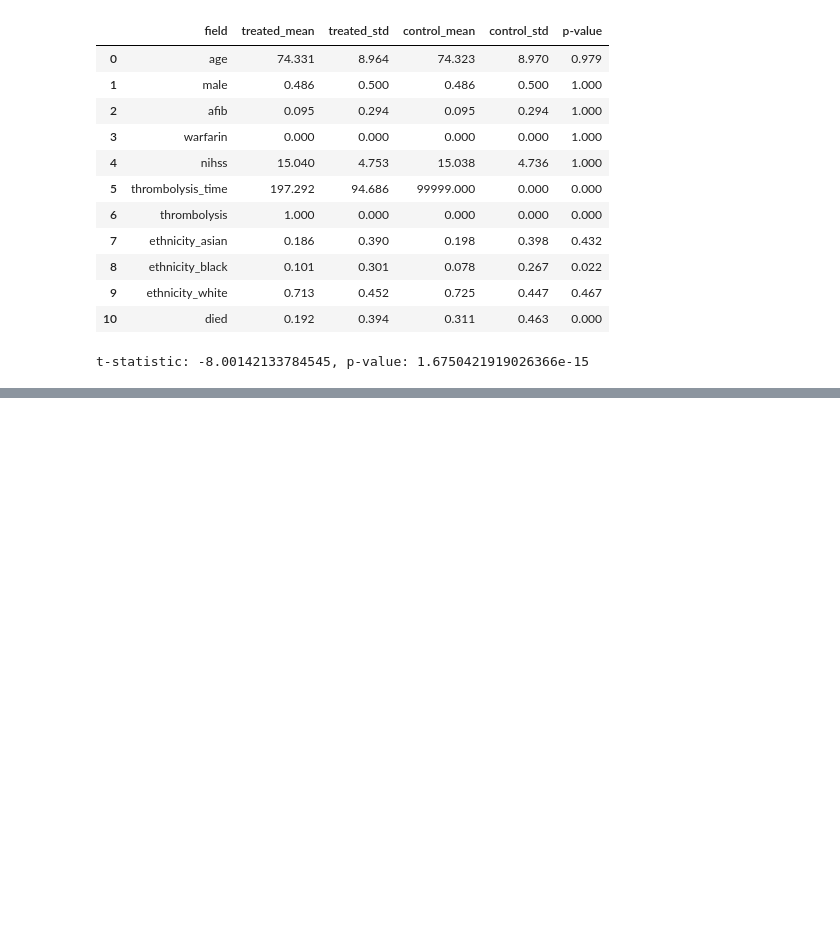
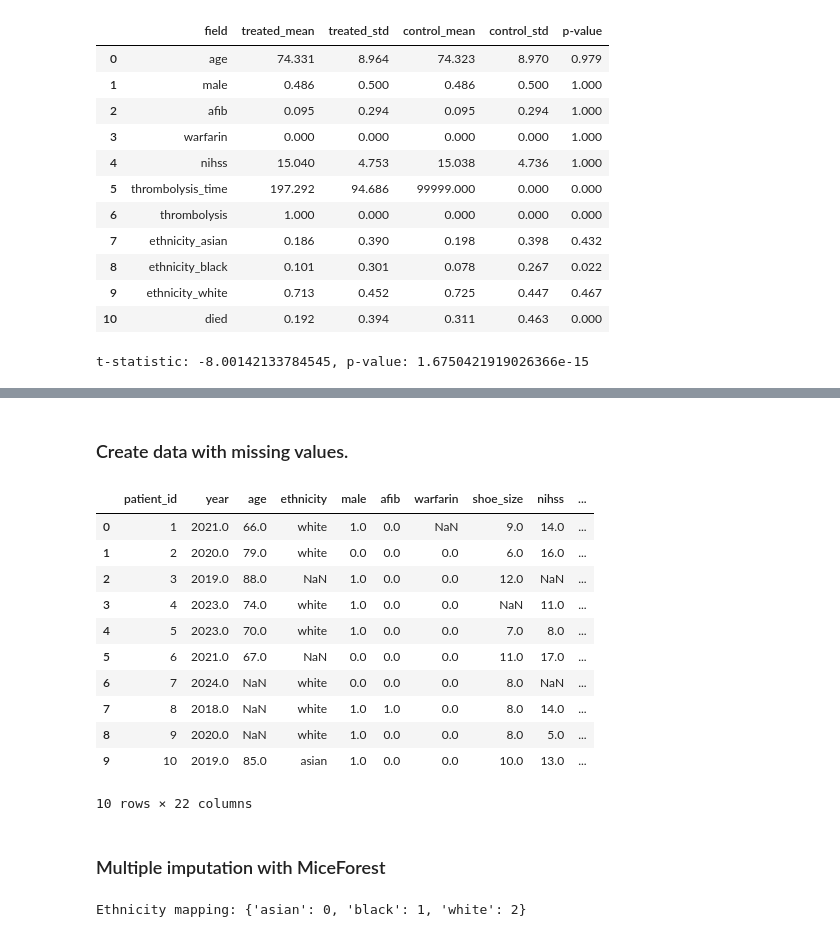
Before and after one commit to CausalHealthLab/treatment_effect_examples, a Jupyter notebook: 02_target_trial_with_knn_matching.ipynb, the cells around one changed output, grey strips where cells are left out. Saved outputs shown, nothing was run; the diff lists cells and outputs as text; code cells hidden in the pictures; blank space fills up the shorter version.

Commit message:
Add missing data to knn matching

```diff
--- a/02_target_trial_with_knn_matching.ipynb
+++ b/02_target_trial_with_knn_matching.ipynb
@@ -412,0 +438,71 @@ t-statistic: -8.00142133784545, p-value: 1.6750421919026366e-15
+# %% [markdown]
+### Create data with missing values.
+# %%
+def introduce_missing(df, cols_to_include, frac=0.10, random_state=None):
+    """Function to introduce missing values into a dataframe."""
+
+    # Seeded generator ensures reproducible selection of missing indices
+    rng = np.random.default_rng(random_state)
+
+    df_missing = df.copy()
+    n_rows = len(df)
+    n_missing = int(round(n_rows * frac))
+
+    for col in df_missing.columns:
+        if col not in cols_to_include:
+            continue
+        missing_idx = rng.choice(n_rows, size=n_missing, replace=False)
+        df_missing.iloc[missing_idx, df_missing.columns.get_loc(col)] = np.nan
+
+    return df_missing
+
+cols_to_include = [
+    'year',
+    'age',
+    'ethnicity',
+    'male',
+    'afib',
+    'warfarin',
+    'shoe_size',
+    'nihss',
+]
+df_missing = introduce_missing(df, cols_to_include, frac=0.10, random_state=42)
+
+df_missing.head(10)
+# %% [output]
+|  | patient_id | year | age | ethnicity | male | afib | warfarin | shoe_size | nihss | ... |
+| 0 | 1 | 2021.0 | 66.0 | white | 1.0 | 0.0 | NaN | 9.0 | 14.0 | ... |
+| 1 | 2 | 2020.0 | 79.0 | white | 0.0 | 0.0 | 0.0 | 6.0 | 16.0 | ... |
+| 2 | 3 | 2019.0 | 88.0 | NaN | 1.0 | 0.0 | 0.0 | 12.0 | NaN | ... |
+| 3 | 4 | 2023.0 | 74.0 | white | 1.0 | 0.0 | 0.0 | NaN | 11.0 | ... |
+| 4 | 5 | 2023.0 | 70.0 | white | 1.0 | 0.0 | 0.0 | 7.0 | 8.0 | ... |
+| 5 | 6 | 2021.0 | 67.0 | NaN | 0.0 | 0.0 | 0.0 | 11.0 | 17.0 | ... |
+| 6 | 7 | 2024.0 | NaN | white | 0.0 | 0.0 | 0.0 | 8.0 | NaN | ... |
+| 7 | 8 | 2018.0 | NaN | white | 1.0 | 1.0 | 0.0 | 8.0 | 14.0 | ... |
+| 8 | 9 | 2020.0 | NaN | white | 1.0 | 0.0 | 0.0 | 8.0 | 5.0 | ... |
+| 9 | 10 | 2019.0 | 85.0 | asian | 1.0 | 0.0 | 0.0 | 10.0 | 13.0 | ... |
+10 rows × 22 columns
+# %% [markdown]
+### Multiple imputation with MiceForest
+# %%
+# Create an ordinal mapping from the non-missing ethnicity values.
+ethnicity_values = df_missing["ethnicity"].dropna().unique()
+ethnicity_mapping = {
+    ethnicity: code
+    for code, ethnicity in enumerate(sorted(ethnicity_values))
+}
+
+print("Ethnicity mapping:", ethnicity_mapping)
+
+# Preserve the original ethnicity values before removing the text column.
+original_ethnicity = df_missing["ethnicity"].copy()
+
+# Encode ethnicity while keeping missing values as NaN.
+df_missing["ethnicity_encoded"] = df_missing["ethnicity"].map(
+    ethnicity_mapping
+)
+
+# Drop the original categorical column after encoding.
+df_missing = df_missing.drop(columns=["ethnicity"])
+# %% [output]
+Ethnicity mapping: {'asian': 0, 'black': 1, 'white': 2}
```
Also changed, not shown: parts of 4 cells of this notebook.
